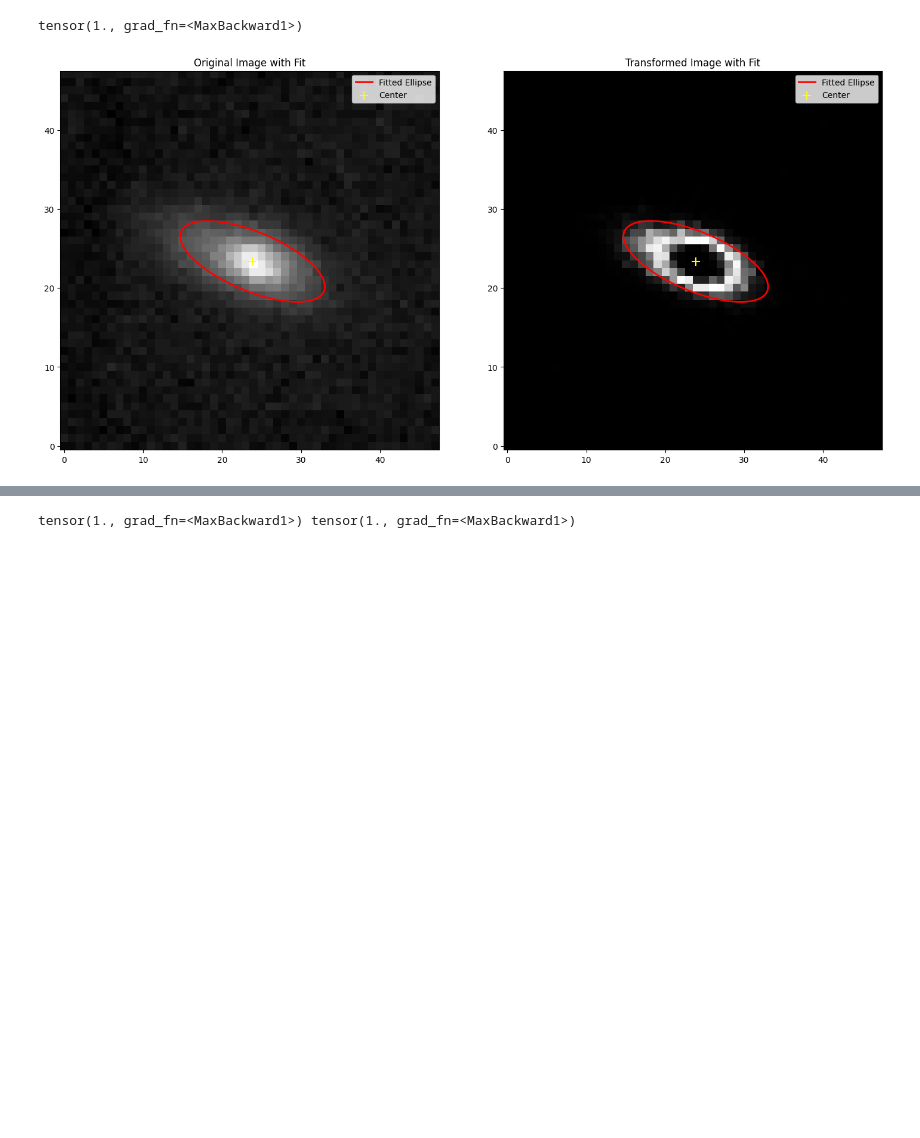
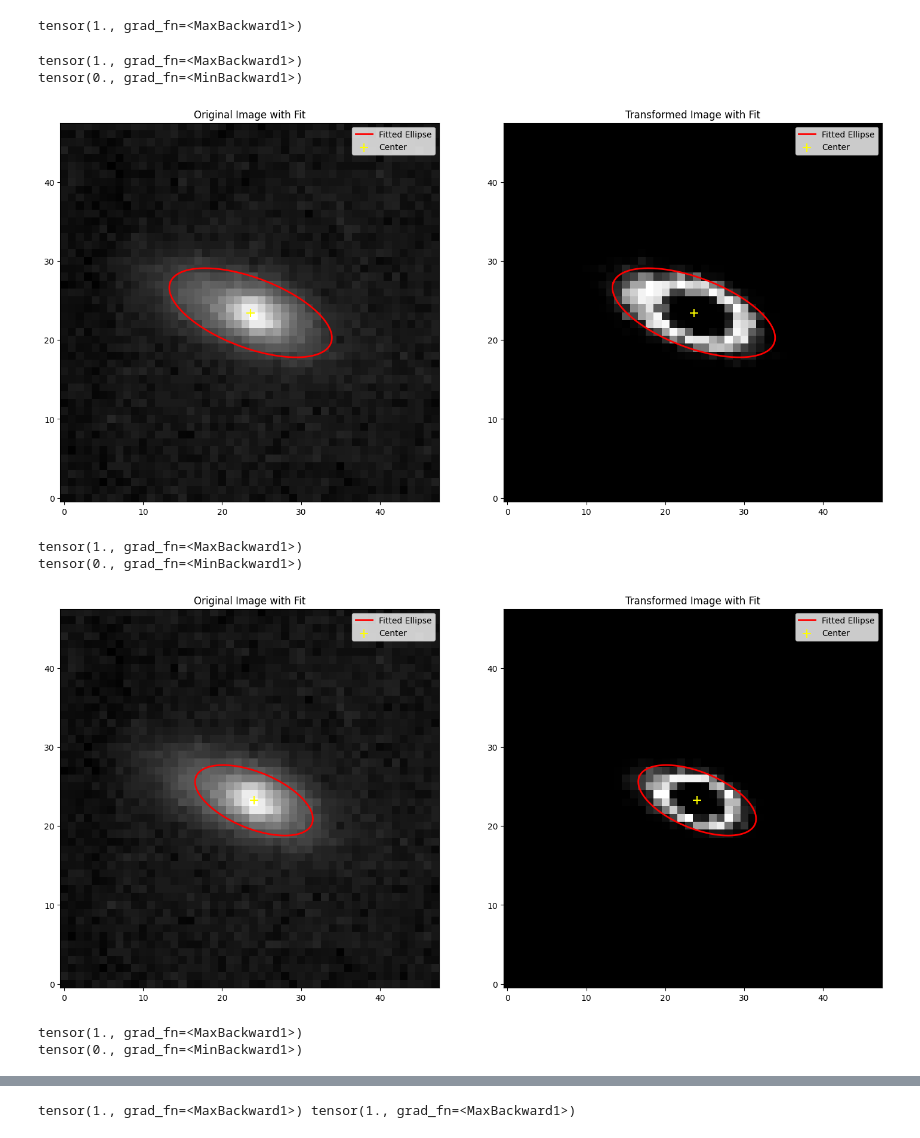
Before and after one commit to mbertagna/Galaxy-Deconv, a Jupyter notebook: tutorials/differentiable_ellipse_fit.ipynb, the cells around one changed output, grey strips where cells are left out. Drawn from its saved outputs; the diff is of its cells as text; code cells hidden in the pictures; blank space fills up the shorter version.

```diff
--- a/tutorials/differentiable_ellipse_fit.ipynb
+++ b/tutorials/differentiable_ellipse_fit.ipynb
@@ -63,15 +63,27 @@ def transform_tensor(tensor):
     transformed_tensor.requires_grad_(True)
     return transformed_tensor
 
+# def sigmoid_mask(x: torch.Tensor,
+#                    peak_pos: float = 0.4,
+#                    sharpness: float = 20.0) -> torch.Tensor:
+#     """
+#     Differentiable nonlinear transformation for galaxy edge processing.
+#     Maintains low values, amplifies mid-range, suppresses highs.
+#     """
+#     scaled_x = sharpness * (x - peak_pos)
+#     return x * torch.sigmoid(scaled_x) * (1 - torch.sigmoid(scaled_x - 2.0))
+
 def sigmoid_mask(x: torch.Tensor,
-                   peak_pos: float = 0.4,
-                   sharpness: float = 20.0) -> torch.Tensor:
+                        peak_pos: float = 0.5,
+                        sharpness: float = 0.1) -> torch.Tensor:
     """
-    Differentiable nonlinear transformation for galaxy edge processing.
-    Maintains low values, amplifies mid-range, suppresses highs.
+    Batched version of sigmoid mask.
+    Input shape: (B, H, W)
+    Output shape: (B, H, W)
     """
-    scaled_x = sharpness * (x - peak_pos)
-    return x * torch.sigmoid(scaled_x) * (1 - torch.sigmoid(scaled_x - 2.0))
+    print(torch.max(x))
+    print(torch.min(x))
+    return 1 / torch.exp(((x - peak_pos) / sharpness) ** 2)
 
 def mask_to_points_and_weights_full(mask):
     """
@@ -260,7 +272,7 @@ def ellipse_loss(output_params, target_params, center_weight=1.0, angle_weight=1
 
     return total_loss
 
-def process_and_fit_galaxy(image: torch.Tensor, peak_pos = 0.4,  sharpness = 20.0):
+def process_and_fit_galaxy(image: torch.Tensor, peak_pos = 0.5,  sharpness = 0.1):
     """
     Complete pipeline for processing a galaxy image and fitting an ellipse.
 
@@ -276,32 +288,43 @@ def process_and_fit_galaxy(image: torch.Tensor, peak_pos = 0.4,  sharpness = 20.
                                peak_pos = peak_pos,
                                sharpness = sharpness
                                )
 
     # Convert to points and weights
     points, weights = mask_to_points_and_weights_full(transformed)
 
     # Fit ellipse
     params = weighted_ellipse_fit(points, weights)
 
     # Create visualization
     fig, (ax1, ax2) = plt.subplots(1, 2, figsize=(15, 7))
 
     # Original image with fit
     plot_galaxy_ellipse(image, params, ax1)
     ax1.set_title('Original Image with Fit')
 
     # Transformed image with fit
     plot_galaxy_ellipse(transformed, params, ax2)
     ax2.set_title('Transformed Image with Fit')
 
     plt.tight_layout()
     return params, fig
 
 galaxy_image = image_tensor
 
 # Example usage:
 # Assuming 'galaxy_image' is your input tensor:
-params, fig = process_and_fit_galaxy(galaxy_image)
+params, fig = process_and_fit_galaxy(galaxy_image, peak_pos=0.4, sharpness=0.1)
 plt.show()
+params, fig = process_and_fit_galaxy(galaxy_image, peak_pos=0.5, sharpness=0.1)
+plt.show()
+params, fig = process_and_fit_galaxy(galaxy_image, peak_pos=0.6, sharpness=0.1)
+plt.show()
 # %% [output]
+tensor(1., grad_fn=<MaxBackward1>)
+tensor(0., grad_fn=<MinBackward1>)
-[figure, old version]
+[figure, new version]
+tensor(1., grad_fn=<MaxBackward1>)
+tensor(0., grad_fn=<MinBackward1>)
+[figure, added]
+tensor(1., grad_fn=<MaxBackward1>)
+tensor(0., grad_fn=<MinBackward1>)
```
Also changed, not shown: parts of 1 cell of this notebook.
